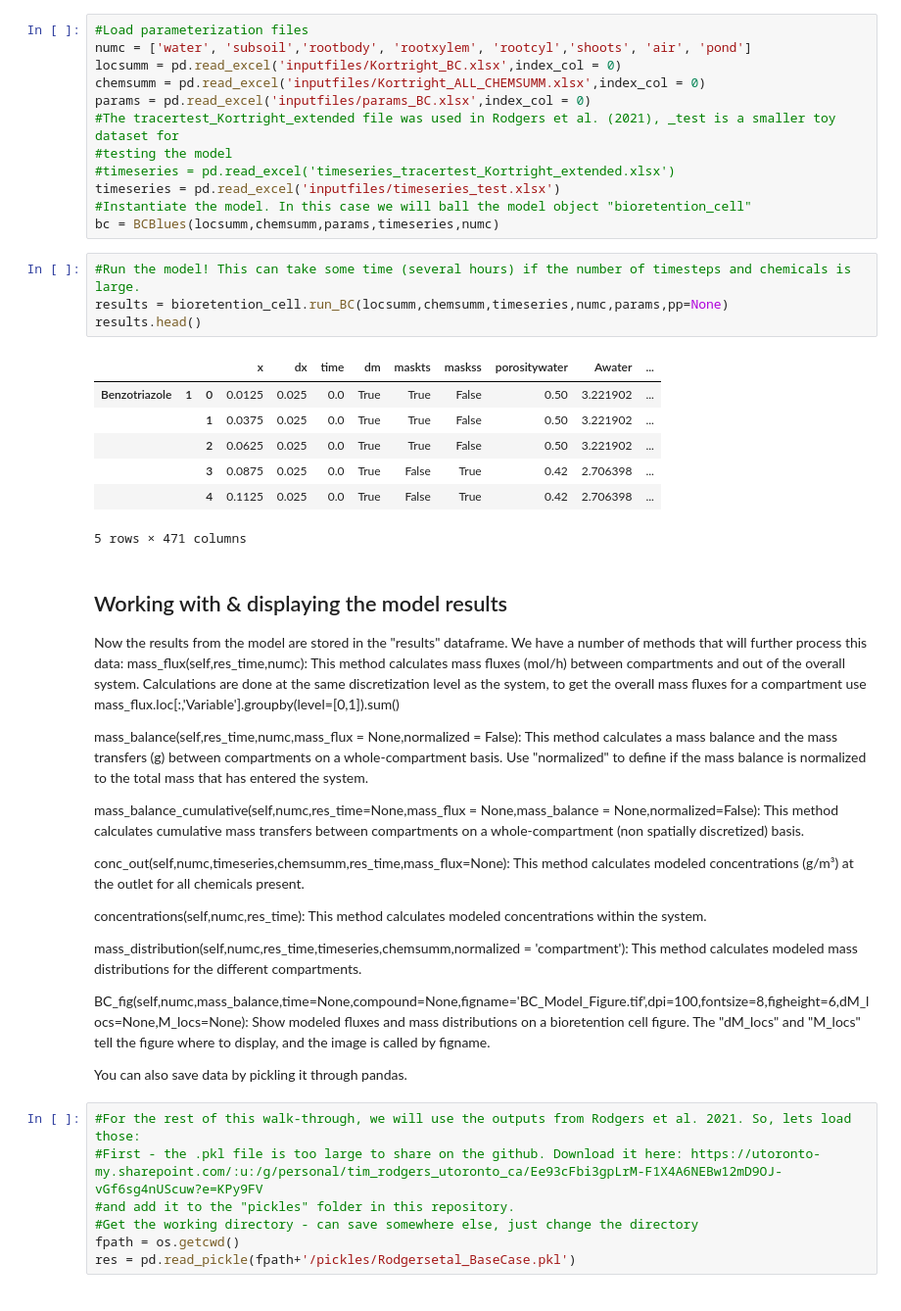
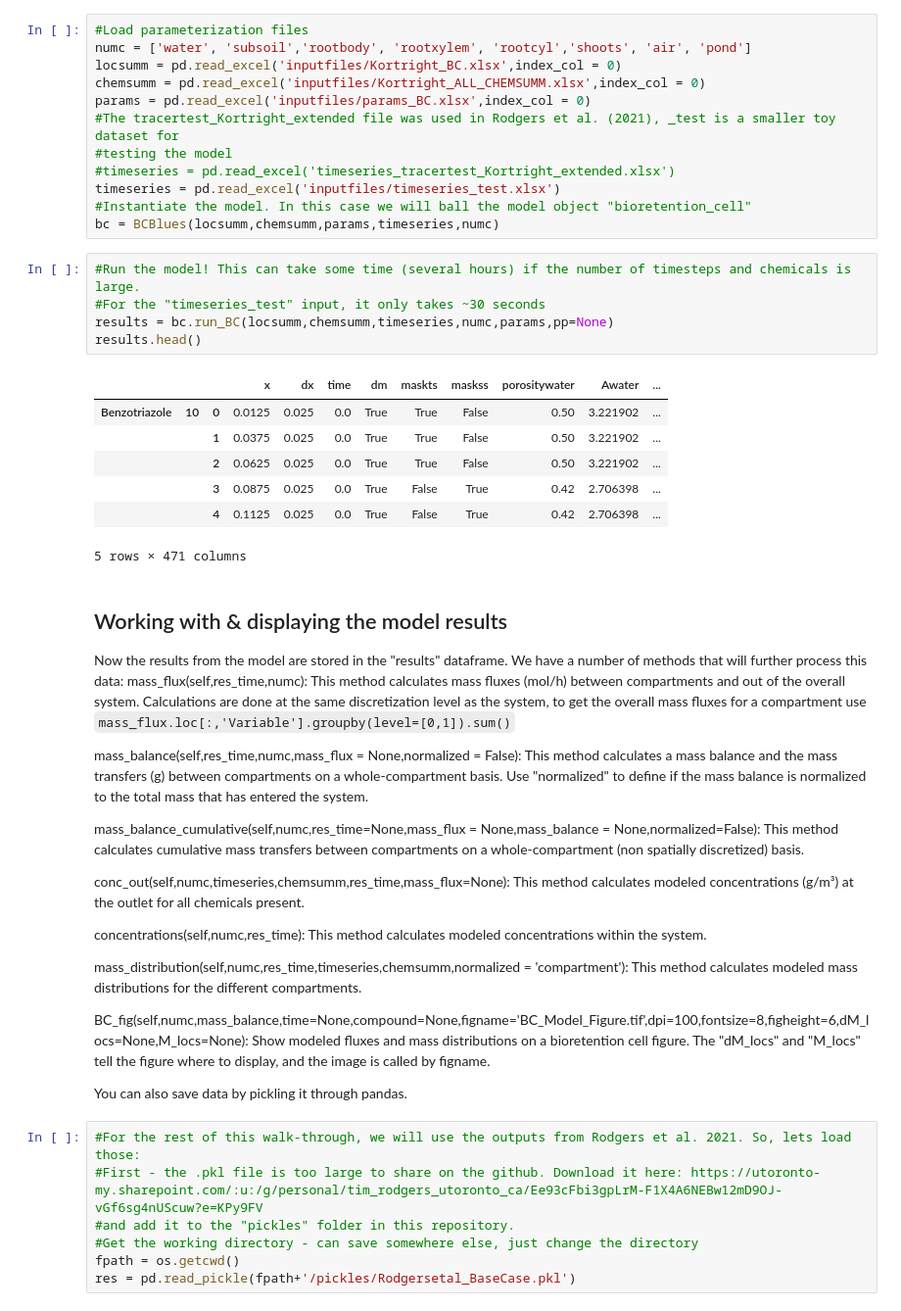
Before and after one commit to tfmrodge/SubsurfaceSinks, a Jupyter notebook: Bioretention Blues Model Walk-Through.ipynb, the cells around one changed output. Shown at 98% size. Drawn from its saved outputs; the diff is of its cells as text.

```diff
--- a/Bioretention Blues Model Walk-Through.ipynb
+++ b/Bioretention Blues Model Walk-Through.ipynb
@@ -48,11 +48,12 @@ timeseries = pd.read_excel('inputfiles/timeseries_test.xlsx')
 bc = BCBlues(locsumm,chemsumm,params,timeseries,numc)
 # %%
 #Run the model! This can take some time (several hours) if the number of timesteps and chemicals is large.
-results = bioretention_cell.run_BC(locsumm,chemsumm,timeseries,numc,params,pp=None)
+#For the "timeseries_test" input, it only takes ~30 seconds
+results = bc.run_BC(locsumm,chemsumm,timeseries,numc,params,pp=None)
 results.head()
 # %% [output]
 |  |  |  | x | dx | time | dm | maskts | maskss | porositywater | Awater | ... |
-| Benzotriazole | 1 | 0 | 0.0125 | 0.025 | 0.0 | True | True | False | 0.50 | 3.221902 | ... |
+| Benzotriazole | 10 | 0 | 0.0125 | 0.025 | 0.0 | True | True | False | 0.50 | 3.221902 | ... |
 |  |  | 1 | 0.0375 | 0.025 | 0.0 | True | True | False | 0.50 | 3.221902 | ... |
 |  |  | 2 | 0.0625 | 0.025 | 0.0 | True | True | False | 0.50 | 3.221902 | ... |
 |  |  | 3 | 0.0875 | 0.025 | 0.0 | True | False | True | 0.42 | 2.706398 | ... |
@@ -66,7 +67,7 @@ mass_flux(self,res_time,numc):
         This method calculates mass fluxes (mol/h) between compartments and
         out of the overall system. Calculations are done at the same discretization
         level as the system, to get the overall mass fluxes for a compartment use
-        mass_flux.loc[:,'Variable'].groupby(level=[0,1]).sum()
+        `mass_flux.loc[:,'Variable'].groupby(level=[0,1]).sum()`
 
 mass_balance(self,res_time,numc,mass_flux = None,normalized = False):
         This method calculates a mass balance and the mass transfers (g) between compartments
```
Also changed, not shown: parts of 4 cells of this notebook, 5 other files.
